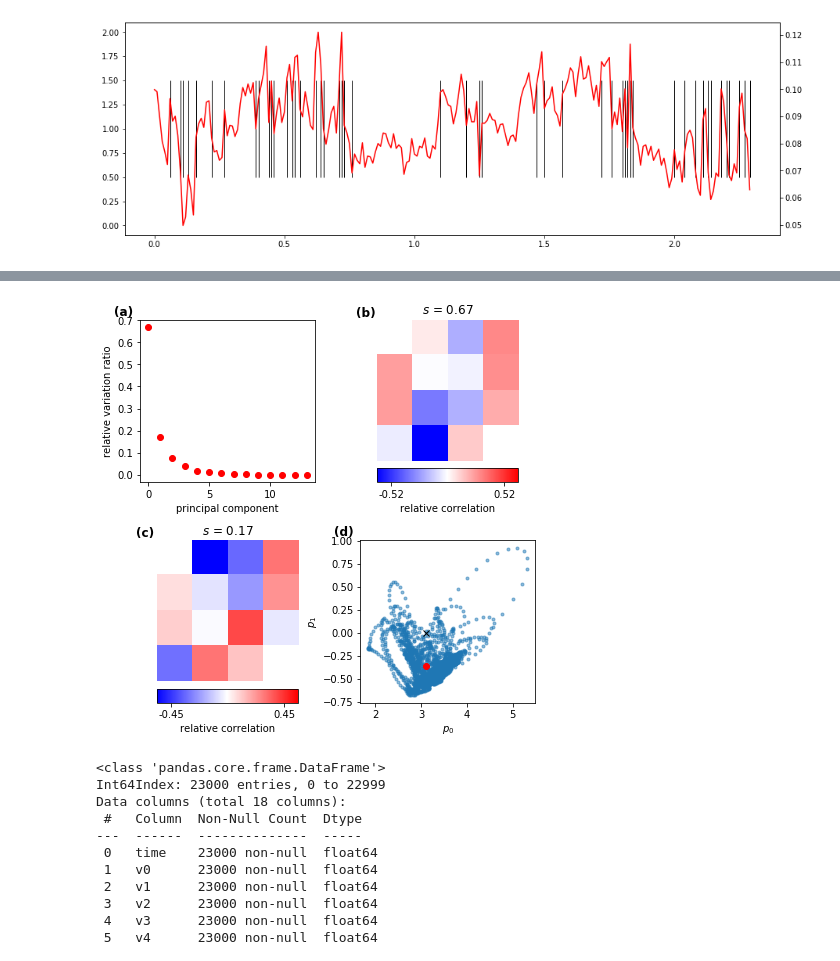
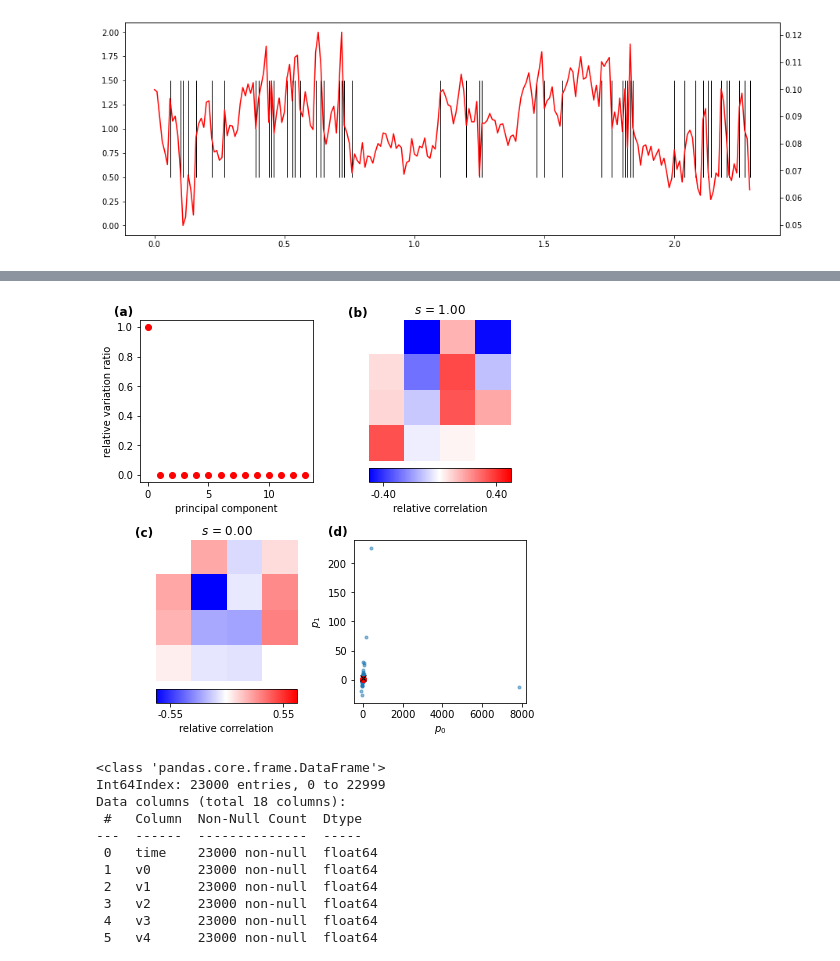
Before and after one commit to leobrowning92/plotting, a Jupyter notebook: example_mea_analysis_new.ipynb, the cells around one changed output, grey strips where cells are left out. Drawn from its saved outputs; the diff is of its cells as text; code cells hidden in the pictures.

```diff
--- a/example_mea_analysis_new.ipynb
+++ b/example_mea_analysis_new.ipynb
@@ -107,13 +108,13 @@ Text(0.5, 1.0, 'loglog interevent interval length histogram')
 # %%
 resd = vdf.iloc[:,3:-1].values
-starttime = 9000
-endtime = 12000
+starttime = 6000
+endtime = 8000
 resd = resd[starttime:endtime]
 mea.plot_principal_components(resd, displaynan = [], show = True, ends = True)
-imgname = basepath[13:-4]
-plt.savefig('plots/' + basepath[13:-4] + '_' + str(int(starttime/1000)) + '-' + str(int(endtime/1000)) + 's' + '.png')
+imgname = os.path.basename(basepath)[:-4]
+plt.savefig(f"plots/{imgname}_{starttime/1000:0.0f}-{endtime/1000:0.0f}s.png")
 # %% [output]
-[figure, old version]
+[figure, new version]
 # %%
 print(vdf.info())
 # %% [output]
```
Also changed, not shown: parts of 5 cells of this notebook.
